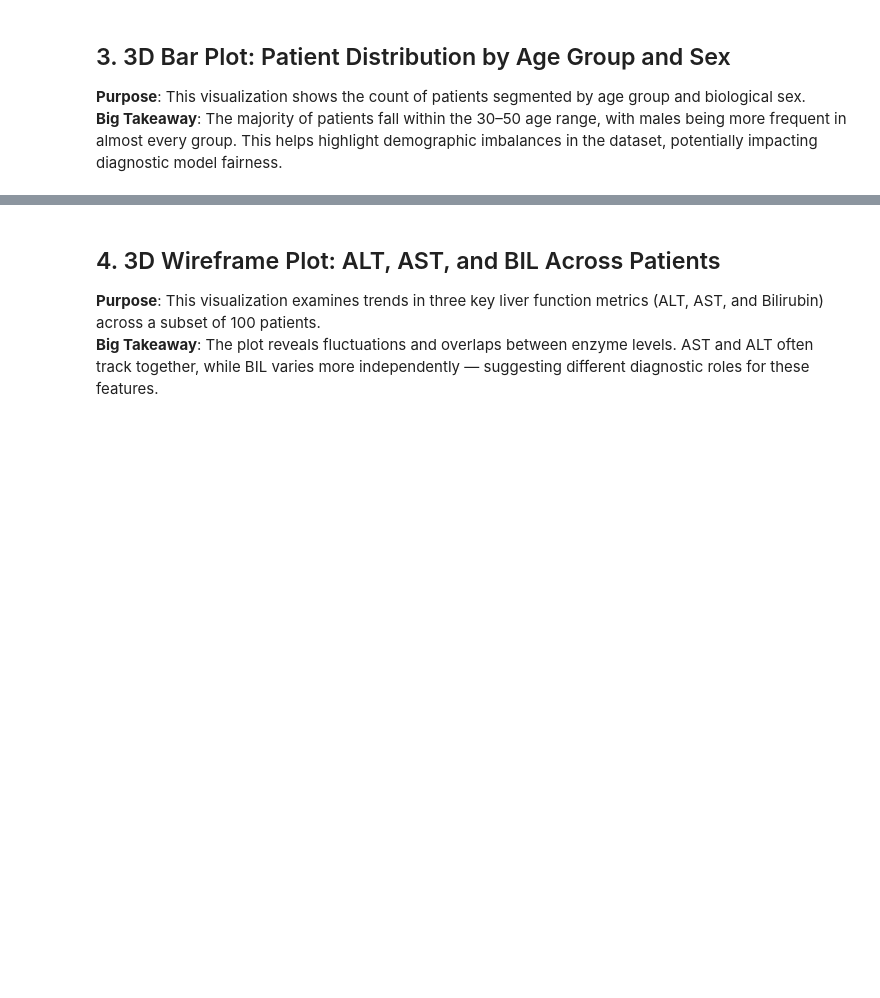
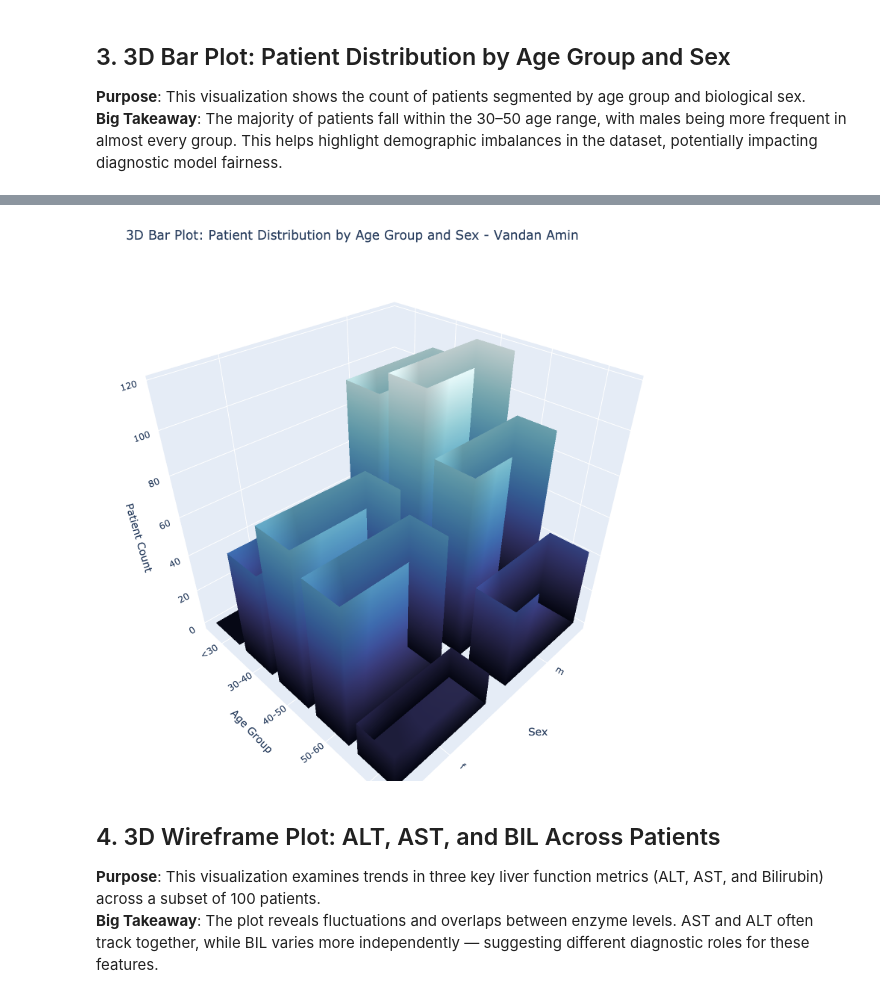
Before and after one commit to Vamin-co/dataVisualization, a Jupyter notebook: Lab3/Lab3Vandan.ipynb, the cells around one changed output, grey strips where cells are left out. Saved outputs shown, nothing was run; the diff lists cells and outputs as text; code cells hidden in the pictures; blank space fills up the shorter version.

Commit message:
update 3d plots

```diff
--- a/Lab3/Lab3Vandan.ipynb
+++ b/Lab3/Lab3Vandan.ipynb
@@ -116,4 +126,5 @@ plt.show()
 # %%
+import plotly.graph_objects as go
 
 df_clean = df.drop(columns=['Unnamed: 0']).copy()
 df_clean['Category'] = df_clean['Category'].map({
@@ -187,5 +198,13 @@ fig.update_layout(
     height=750,
     margin=dict(l=0, r=0, b=0, t=50)
 )
+
+# After creating your Plotly figure (fig), save it as a PNG
+fig.write_image(
+    'VandanAmin_PatientDistByAgeGroupAndSex.png',
+    scale=3,               # High resolution (similar to dpi)
+    engine='kaleido'       # Use the Kaleido engine
+)
+
 fig.show()
 # %% [output]
@@ -193,3 +211,4 @@ fig.show()
+[figure, added]
 # %% [markdown]
 ## 4. 3D Wireframe Plot: ALT, AST, and BIL Across Patients
 
```
Also changed, not shown: parts of 4 cells of this notebook, 3 other files.
